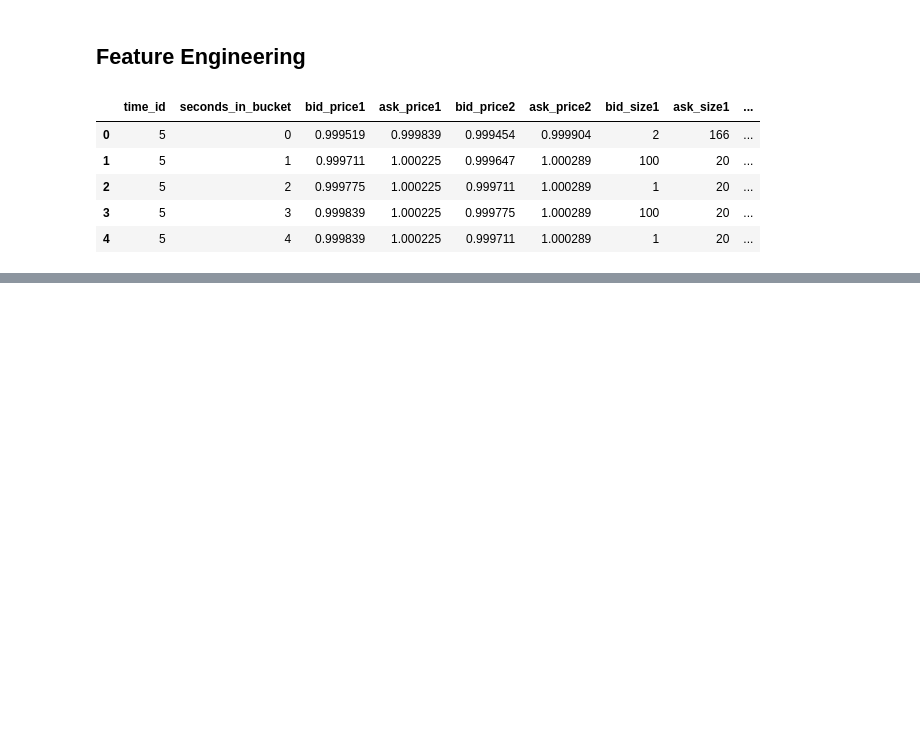
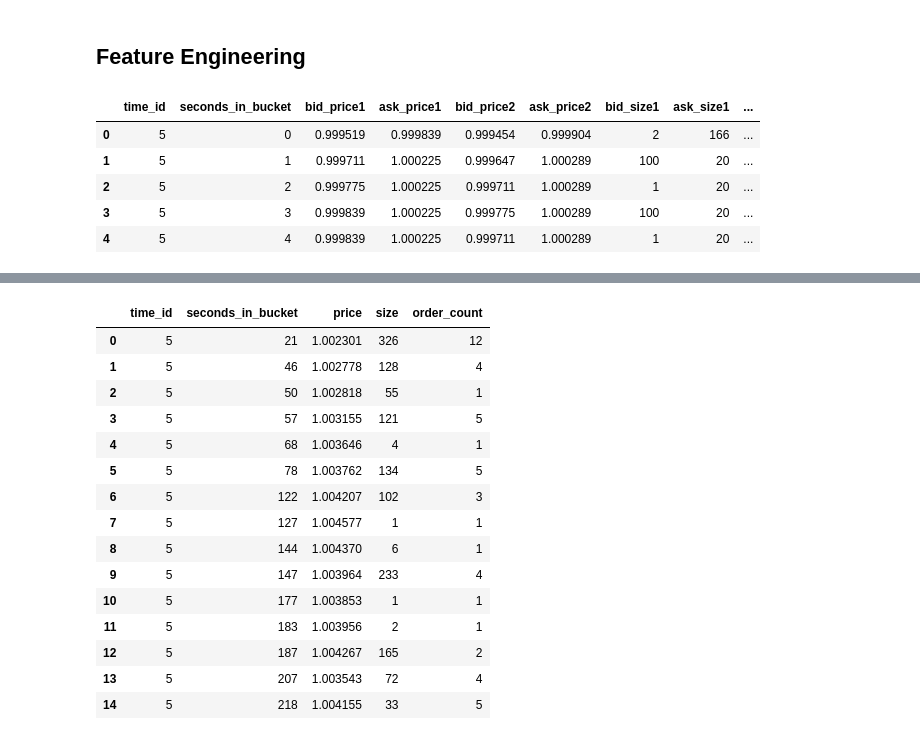
Before and after one commit to mahiro72/kaggle_OptiverRealizedVolatilityPrediction, a Jupyter notebook: src/feature_engineering.ipynb, the cells around one changed output, grey strips where cells are left out. Saved outputs shown, nothing was run; the diff lists cells and outputs as text; code cells hidden in the pictures; blank space fills up the shorter version.

```diff
--- a/src/feature_engineering.ipynb
+++ b/src/feature_engineering.ipynb
@@ -95,0 +178,20 @@ book_train.head()
+# %%
+trade_train = pd.read_parquet(data_dir + "trade_train.parquet/stock_id=0")
+trade_train.head(15)
+# %% [output]
+|  | time_id | seconds_in_bucket | price | size | order_count |
+| 0 | 5 | 21 | 1.002301 | 326 | 12 |
+| 1 | 5 | 46 | 1.002778 | 128 | 4 |
+| 2 | 5 | 50 | 1.002818 | 55 | 1 |
+| 3 | 5 | 57 | 1.003155 | 121 | 5 |
+| 4 | 5 | 68 | 1.003646 | 4 | 1 |
+| 5 | 5 | 78 | 1.003762 | 134 | 5 |
+| 6 | 5 | 122 | 1.004207 | 102 | 3 |
+| 7 | 5 | 127 | 1.004577 | 1 | 1 |
+| 8 | 5 | 144 | 1.004370 | 6 | 1 |
+| 9 | 5 | 147 | 1.003964 | 233 | 4 |
+| 10 | 5 | 177 | 1.003853 | 1 | 1 |
+| 11 | 5 | 183 | 1.003956 | 2 | 1 |
+| 12 | 5 | 187 | 1.004267 | 165 | 2 |
+| 13 | 5 | 207 | 1.003543 | 72 | 4 |
+| 14 | 5 | 218 | 1.004155 | 33 | 5 |
```
Also changed, not shown: parts of 26 cells of this notebook, 4 other files.
